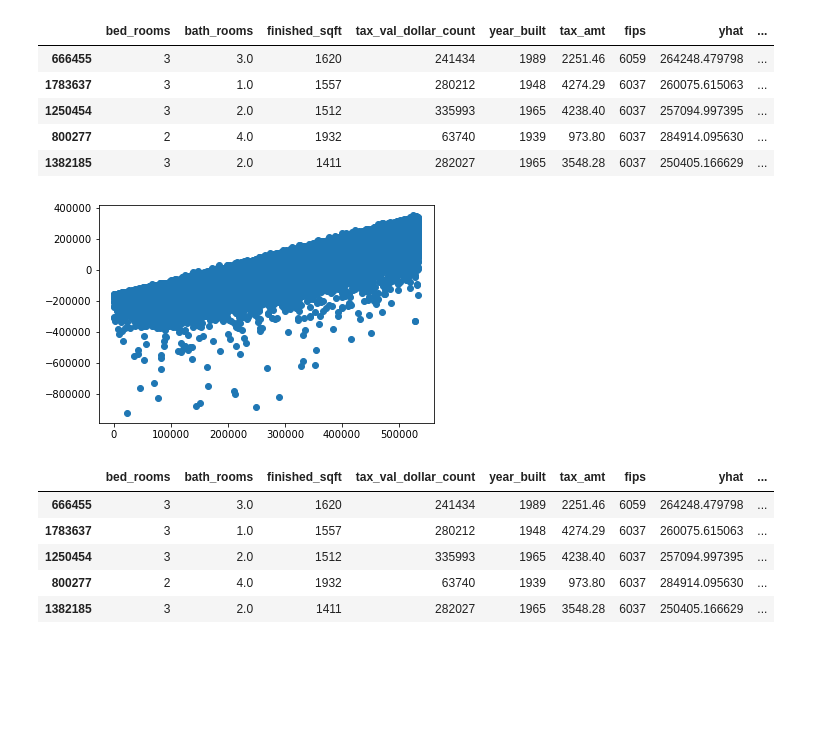
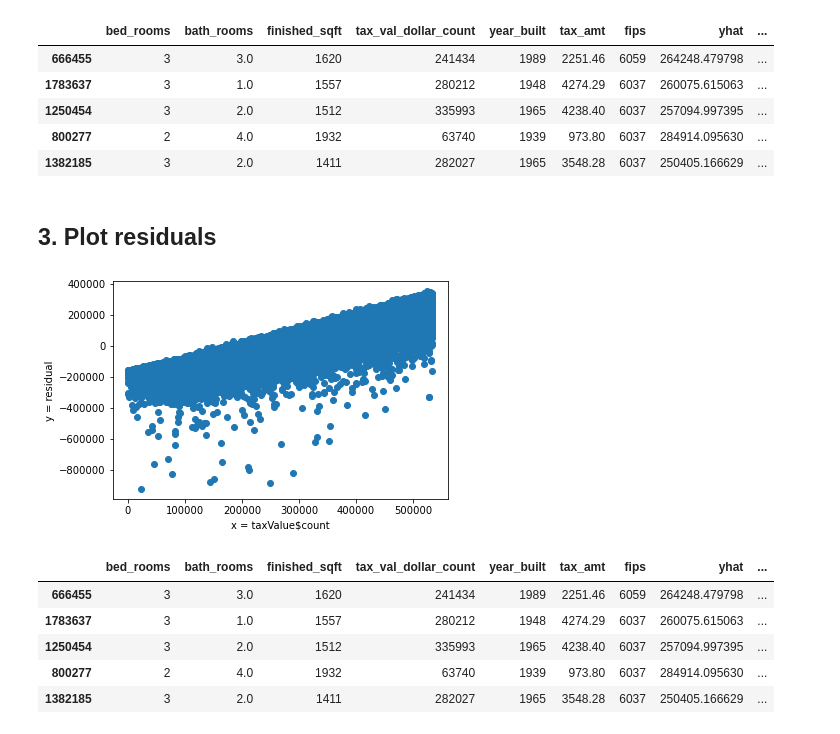
Before and after one commit to yuvia-cardenas/regression-exercises, a Jupyter notebook: evaluate_prt1.ipynb, the cells around one changed output. Cells and saved outputs as stored; diff of their text form; code cells hidden in the pictures; blank space fills up the shorter version.

```diff
--- a/evaluate_prt1.ipynb
+++ b/evaluate_prt1.ipynb
@@ -99,11 +105,15 @@ train.head()
 
 train['residual'] = y_train - train['yhat']
 train['residual_baseline'] = y_train - train['yhat_baseline']
+# %% [markdown]
+## 3. Plot residuals
 # %%
 plt.scatter(y_train, train['residual'])
+plt.xlabel('x = taxValue$count')
+plt.ylabel('y = residual')
 plt.show()
 # %% [output]
-[figure, old version]
+[figure, new version]
 # %%
 train.head()
 # %% [output]
```
Also changed, not shown: parts of 12 cells of this notebook.
